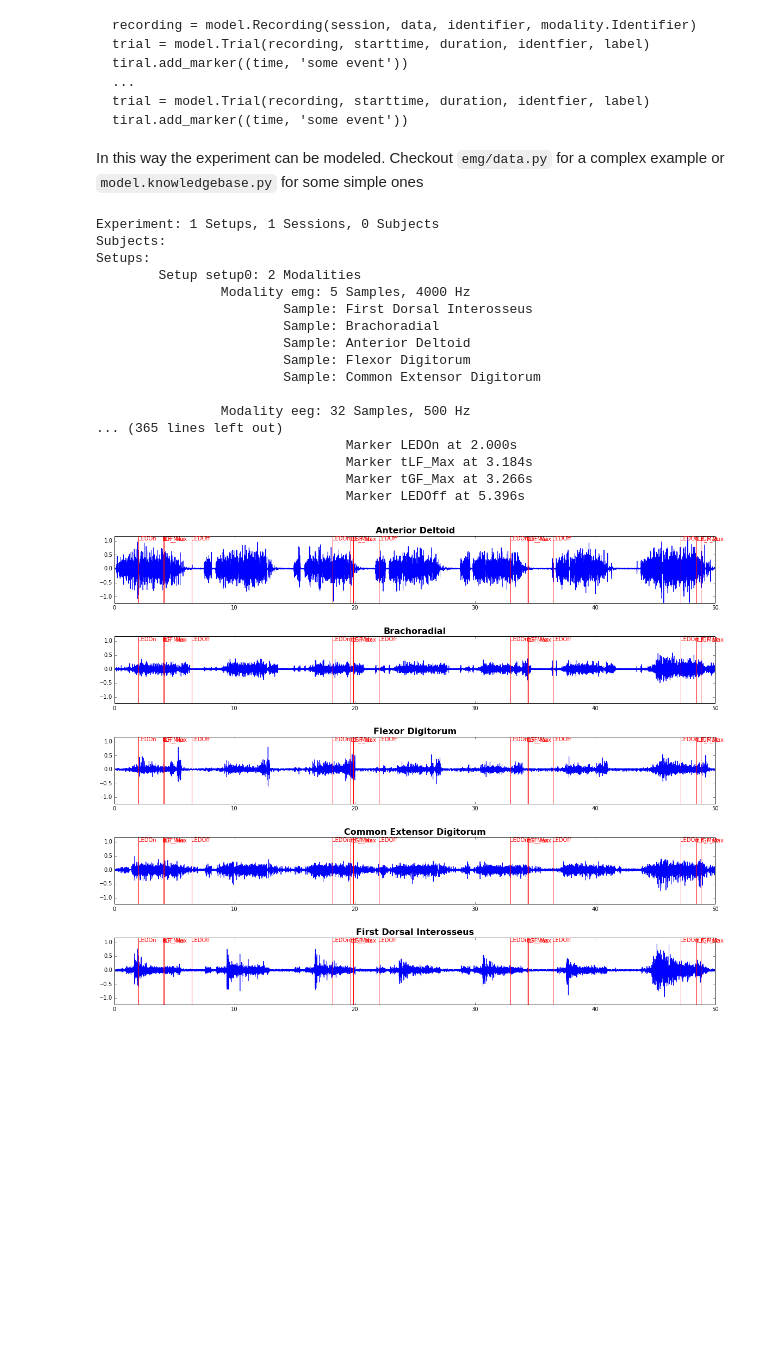
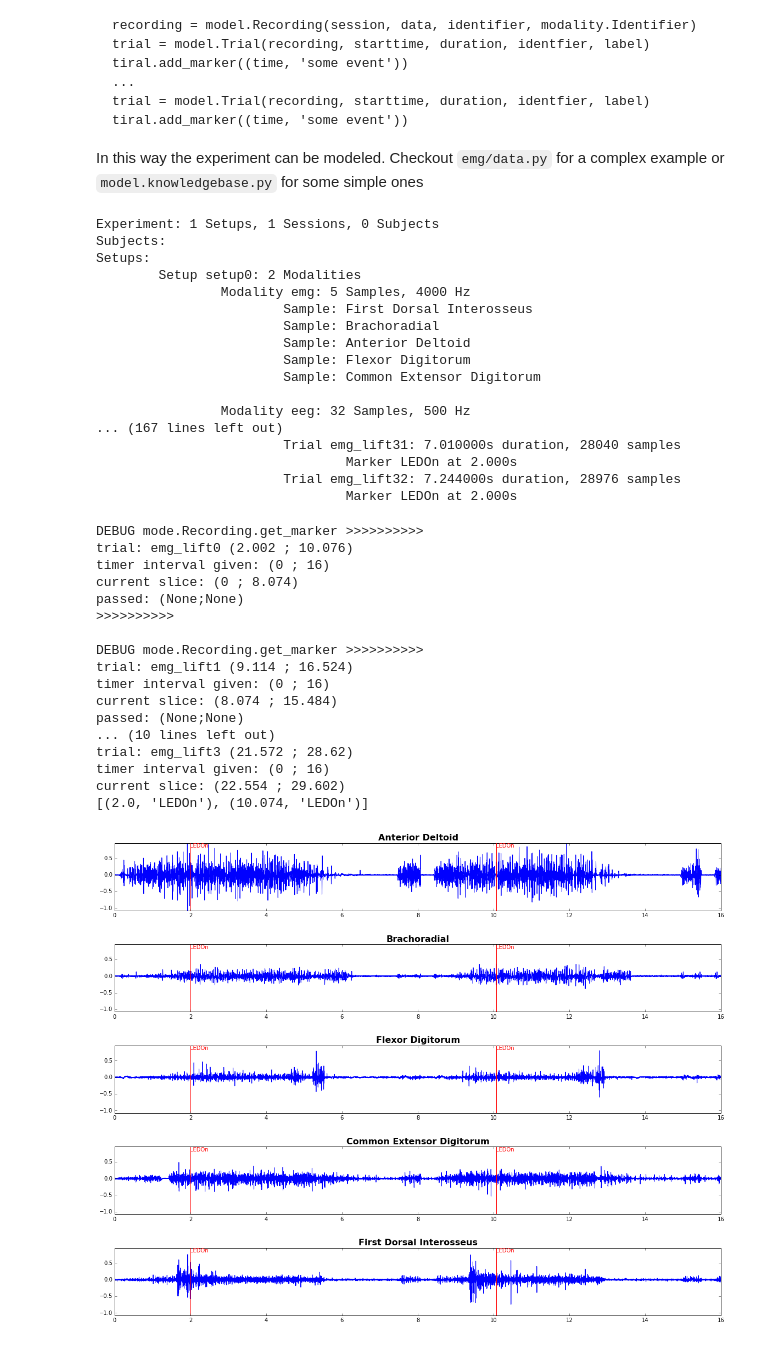
Before and after one commit to PaddyK/biosi, a Jupyter notebook: Example Notebook.ipynb, the cells around one changed output. Drawn from its saved outputs; the diff is of its cells as text; code cells hidden in the pictures; blank space fills up the shorter version.

Commit message:
Bugfix missing marker Fixed bug of missing marker. time slices for trials were not correctly calculated.

````diff
--- a/Example Notebook.ipynb
+++ b/Example Notebook.ipynb
@@ -55,7 +55,8 @@ tiral.add_marker((time, 'some event'))
 ```
 In this way the experiment can be modeled. Checkout ``emg/data.py`` for a complex example or ``model.knowledgebase.py`` for some simple ones
 # %%
-experiment = kb.create_emg_eeg_kb(meta=metadata, session=session_data)
+markers = ['LEDOn']
+experiment = kb.create_emg_eeg_kb(meta=metadata, session=session_data, markers=markers)
 # %%
 print experiment.recursive_to_string()
 # %% [output]
@@ -71,17 +72,34 @@ Setups:
                         Sample: Common Extensor Digitorum
 
                 Modality eeg: 32 Samples, 500 Hz
-... (365 lines left out)
+... (167 lines left out)
+                        Trial emg_lift31: 7.010000s duration, 28040 samples
                                 Marker LEDOn at 2.000s
-                                Marker tLF_Max at 3.184s
-                                Marker tGF_Max at 3.266s
-                                Marker LEDOff at 5.396s
+                        Trial emg_lift32: 7.244000s duration, 28976 samples
+                                Marker LEDOn at 2.000s
 # %%
-start = 10
-stop = 50
+start = 0
+stop = 16
 display.visualize_modality(model=experiment, start=0, stop=stop, modality='emg')
 # %% [output]
+DEBUG mode.Recording.get_marker >>>>>>>>>>
+trial: emg_lift0 (2.002 ; 10.076)
+timer interval given: (0 ; 16)
+current slice: (0 ; 8.074)
+passed: (None;None)
+>>>>>>>>>>
+
+DEBUG mode.Recording.get_marker >>>>>>>>>>
+trial: emg_lift1 (9.114 ; 16.524)
+timer interval given: (0 ; 16)
+current slice: (8.074 ; 15.484)
+passed: (None;None)
+... (10 lines left out)
+trial: emg_lift3 (21.572 ; 28.62)
+timer interval given: (0 ; 16)
+current slice: (22.554 ; 29.602)
+[(2.0, 'LEDOn'), (10.074, 'LEDOn')]
-[figure, old version]
+[figure, new version]
 # %%
 start = 0
 stop = 9
````
Also changed, not shown: parts of 1 cell of this notebook, 3 other files.
